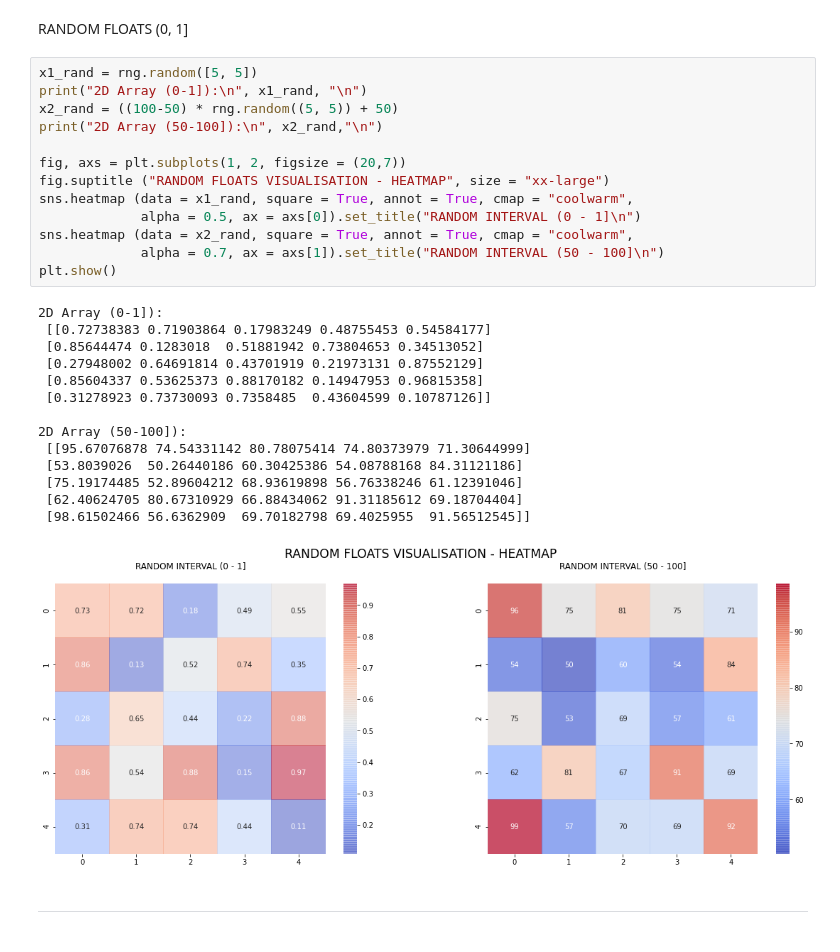
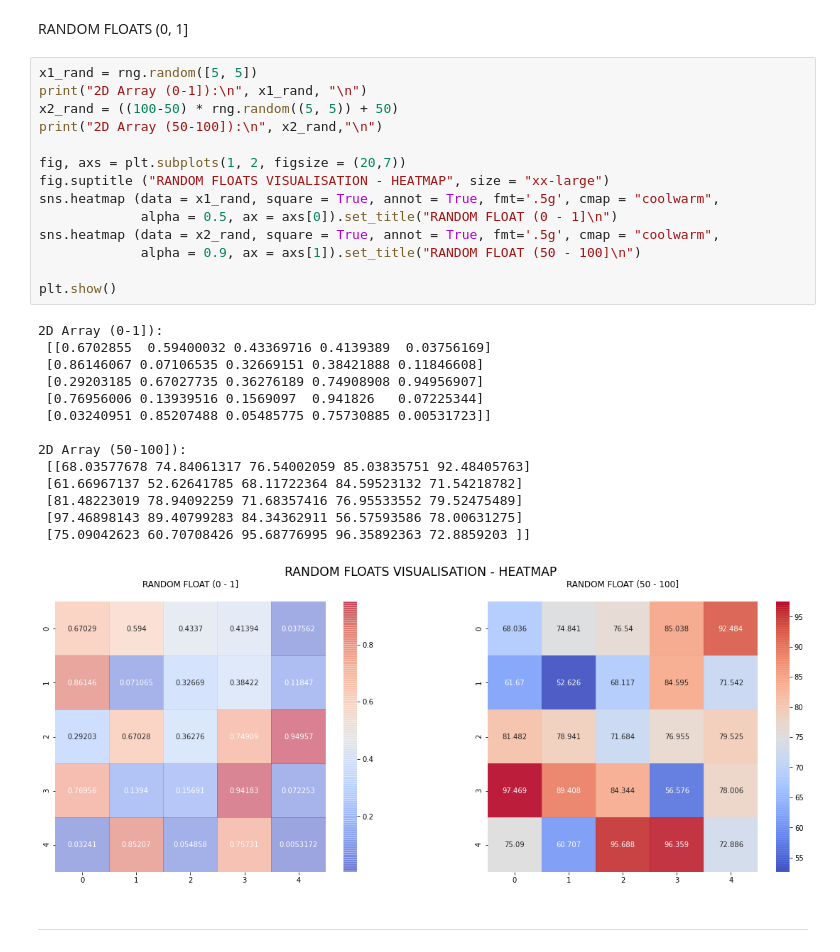
Before and after one commit to AnteDujic/Programming-for-Data-Analysis, a Jupyter notebook: numpy-random.ipynb, the cells around one changed output. Drawn from its saved outputs; the diff is of its cells as text.

```diff
--- a/numpy-random.ipynb
+++ b/numpy-random.ipynb
@@ -268,31 +274,32 @@ RANDOM FLOATS (0, 1]
 # %%
 x1_rand = rng.random([5, 5])
 print("2D Array (0-1]):\n", x1_rand, "\n")
 x2_rand = ((100-50) * rng.random((5, 5)) + 50)
 print("2D Array (50-100]):\n", x2_rand,"\n")
 
 fig, axs = plt.subplots(1, 2, figsize = (20,7))
 fig.suptitle ("RANDOM FLOATS VISUALISATION - HEATMAP", size = "xx-large")
-sns.heatmap (data = x1_rand, square = True, annot = True, cmap = "coolwarm",
-             alpha = 0.5, ax = axs[0]).set_title("RANDOM INTERVAL (0 - 1]\n")
-sns.heatmap (data = x2_rand, square = True, annot = True, cmap = "coolwarm",
-             alpha = 0.7, ax = axs[1]).set_title("RANDOM INTERVAL (50 - 100]\n")
+sns.heatmap (data = x1_rand, square = True, annot = True, fmt='.5g', cmap = "coolwarm",
+             alpha = 0.5, ax = axs[0]).set_title("RANDOM FLOAT (0 - 1]\n")
+sns.heatmap (data = x2_rand, square = True, annot = True, fmt='.5g', cmap = "coolwarm",
+             alpha = 0.9, ax = axs[1]).set_title("RANDOM FLOAT (50 - 100]\n")
+
 plt.show()
 # %% [output]
 2D Array (0-1]):
- [[0.72738383 0.71903864 0.17983249 0.48755453 0.54584177]
- [0.85644474 0.1283018  0.51881942 0.73804653 0.34513052]
- [0.27948002 0.64691814 0.43701919 0.21973131 0.87552129]
- [0.85604337 0.53625373 0.88170182 0.14947953 0.96815358]
- [0.31278923 0.73730093 0.7358485  0.43604599 0.10787126]]
+ [[0.6702855  0.59400032 0.43369716 0.4139389  0.03756169]
+ [0.86146067 0.07106535 0.32669151 0.38421888 0.11846608]
+ [0.29203185 0.67027735 0.36276189 0.74908908 0.94956907]
+ [0.76956006 0.13939516 0.1569097  0.941826   0.07225344]
+ [0.03240951 0.85207488 0.05485775 0.75730885 0.00531723]]
 
 2D Array (50-100]):
- [[95.67076878 74.54331142 80.78075414 74.80373979 71.30644999]
- [53.8039026  50.26440186 60.30425386 54.08788168 84.31121186]
- [75.19174485 52.89604212 68.93619898 56.76338246 61.12391046]
- [62.40624705 80.67310929 66.88434062 91.31185612 69.18704404]
- [98.61502466 56.6362909  69.70182798 69.4025955  91.56512545]]
+ [[68.03577678 74.84061317 76.54002059 85.03835751 92.48405763]
+ [61.66967137 52.62641785 68.11722364 84.59523132 71.54218782]
+ [81.48223019 78.94092259 71.68357416 76.95533552 79.52475489]
+ [97.46898143 89.40799283 84.34362911 56.57593586 78.00631275]
+ [75.09042623 60.70708426 95.68776995 96.35892363 72.8859203 ]]
-[figure, old version]
+[figure, new version]
 # %% [markdown]
 ***
 # %% [markdown]
```
Also changed, not shown: parts of 38 cells of this notebook.
